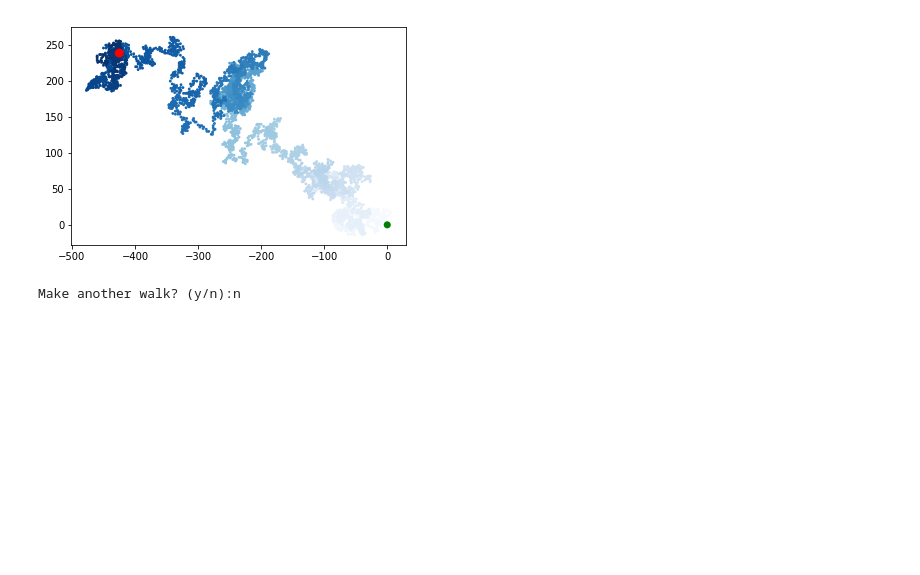
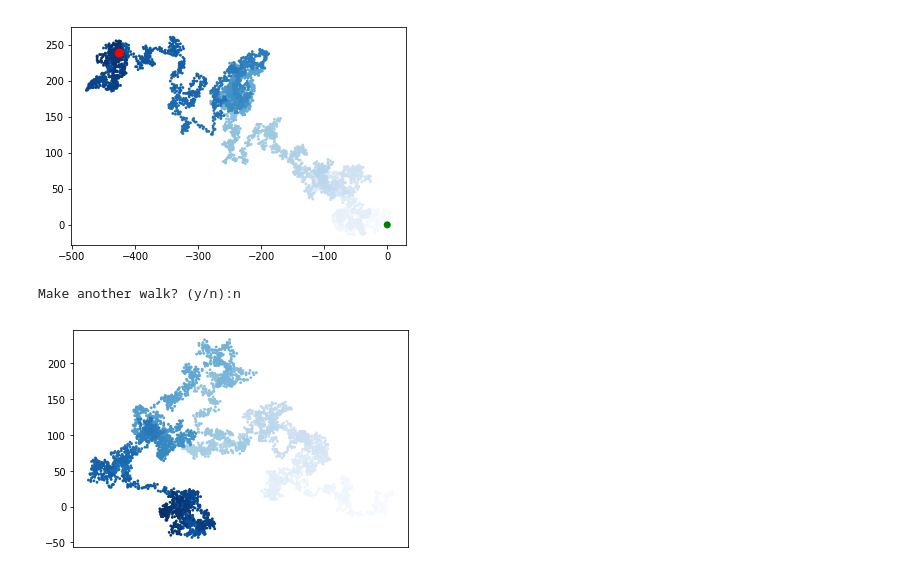
Before and after one commit to ZenWisty/model-learn-matplotlib-pandas-etc, a Jupyter notebook: matplotlib/Lesson1.ipynb, the cells around one changed output. Cells and saved outputs as stored; diff of their text form; code cells hidden in the pictures; blank space fills up the shorter version.

Commit message:
finish Random walk

```diff
--- a/matplotlib/Lesson1.ipynb
+++ b/matplotlib/Lesson1.ipynb
@@ -114,3 +114,14 @@ while True:
 Make another walk? (y/n):y
 [figure]
 Make another walk? (y/n):n
+# %%
+# hide xaxis, yaxis
+rw = RandomWalk()
+rw.fill_walk()
+
+point_numbers = list(range(rw.num_points))
+plt.scatter(rw.x_values, rw.y_values,c=point_numbers, cmap=plt.cm.Blues, edgecolor='none', s=8)
+plt.axes().get_xaxis().set_visible(False)
+plt.show()
+# %% [output]
+[figure, added]
```
Also changed, not shown: parts of 1 cell of this notebook, 4 other files.
